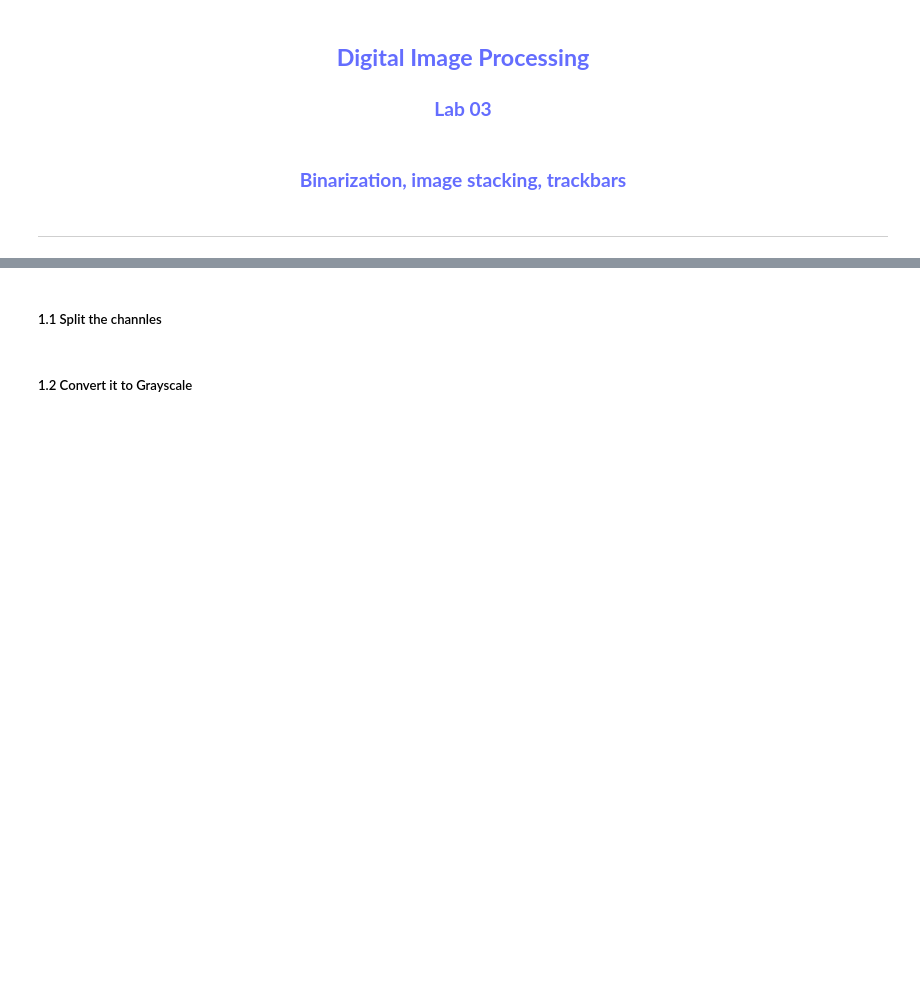
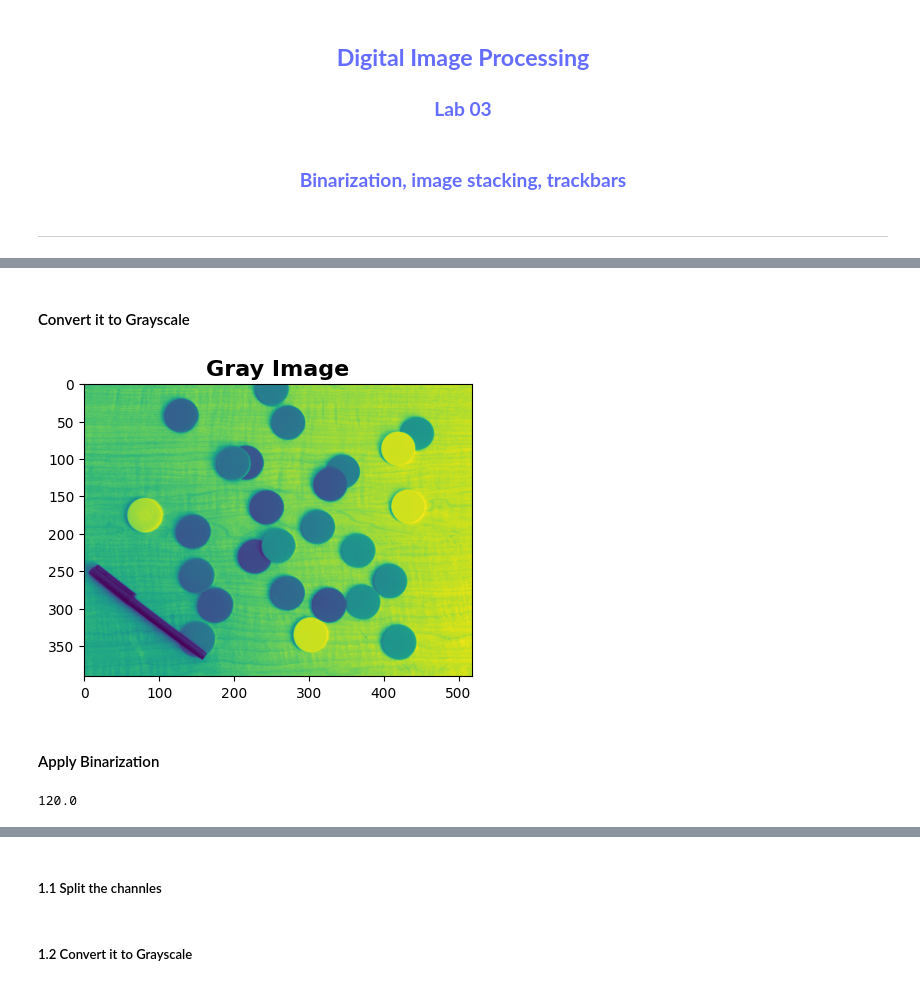
Before and after one commit to ZiaUrRehman-bit/Computer-Vision-Course, a Jupyter notebook: Lab 03/Lab03ComputerVision.ipynb, the cells around one changed output, grey strips where cells are left out. Cells and saved outputs as stored; diff of their text form; code cells hidden in the pictures; blank space fills up the shorter version.

```diff
--- a/Lab 03/Lab03ComputerVision.ipynb
+++ b/Lab 03/Lab03ComputerVision.ipynb
@@ -15,0 +52,23 @@ img = cv2.imread(path+"\\coloredChips.png")  # took path and name of image as an
+# %% [markdown]
+#### Convert it to Grayscale
+# %%
+imgGray = cv2.cvtColor(img, cv2.COLOR_BGR2GRAY)
+
+plt.figure(figsize=(5,5))
+plt.imshow(imgGray)
+plt.title("Gray Image", fontsize = 16, fontweight = 'bold')
+
+cv2.imshow("Gray Image", imgGray)
+cv2.waitKey(0)
+cv2.destroyAllWindows()
+# %% [output]
+[figure, added]
+# %% [markdown]
+#### Apply Binarization
+# %%
+lb = 120
+ub = 200
+ret, thresh1 = cv2.threshold(imgGray, lb, ub, cv2.THRESH_BINARY)
+ret
+# %% [output]
+120.0
```
Also changed, not shown: parts of 26 cells of this notebook.
